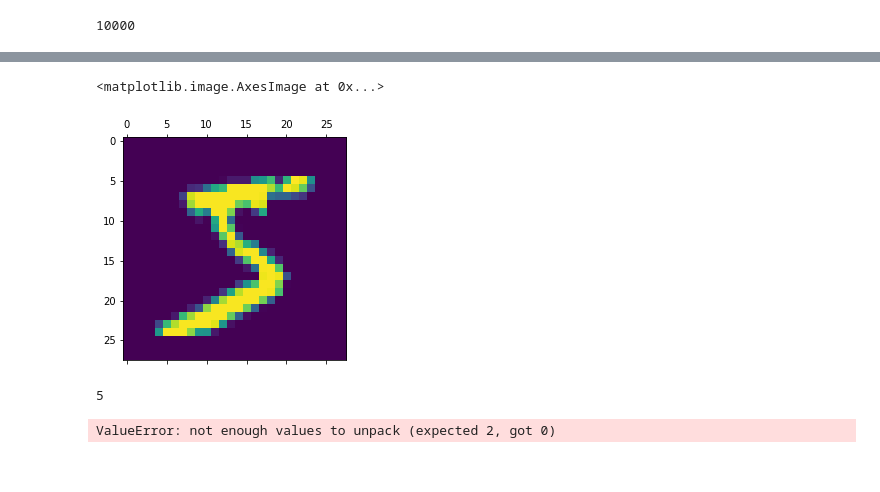
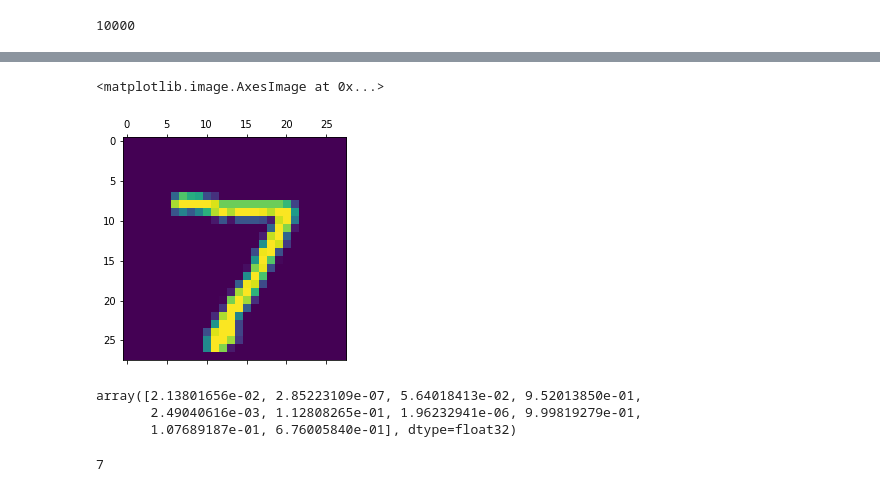
Before and after one commit to KingHikarii/Keras-Nueral-Network, a Jupyter notebook: 1_Neural_Networks.ipynb, the cells around one changed output, grey strips where cells are left out. Cells and saved outputs as stored; diff of their text form; code cells hidden in the pictures.

```diff
--- a/1_Neural_Networks.ipynb
+++ b/1_Neural_Networks.ipynb
@@ -6,2 +6,2 @@ import numpy as np
 # %%
-(X_train, y_train), (X_test, y_test) = keras.datasets.mnist.load_data()
+(x_train, y_train), (x_test, y_test) = keras.datasets.mnist.load_data()
@@ -40,3 +37,6 @@ array([[  0,   0,   0,   0,   0,   0,   0,   0,   0,   0,   0,   0,   0,
        [  0,   0,   0,   0,   0,   0,   0,   0,   0,   0,   0,   0,   0,
           0,   0,   0,   0,   0,   0,   0,   0,   0,   0,   0,   0,   0,
           0,   0]], dtype=uint8)
+# %%
+x_train = x_train / 255
+x_test = x_test / 255
@@ -43,13 +68,15 @@ array([[  0,   0,   0,   0,   0,   0,   0,   0,   0,   0,   0,   0,   0,
 # %%
-plt.matshow(X_train[0])
+plt.matshow(x_test[0])
 # %% [output]
 <matplotlib.image.AxesImage at 0x...>
-[figure, old version]
+[figure, new version]
 # %%
-y_train[0]
+y_predicted[0]
 # %% [output]
-5
+array([2.13801656e-02, 2.85223109e-07, 5.64018413e-02, 9.52013850e-01,
+       2.49040616e-03, 1.12808265e-01, 1.96232941e-06, 9.99819279e-01,
+       1.07689187e-01, 6.76005840e-01], dtype=float32)
-# %%
-plt.matshow(y_train[0])
-# %% [output]
-ValueError: not enough values to unpack (expected 2, got 0)
+# %%
+np.argmax(y_predicted[0])
+# %% [output]
+7
```
Also changed, not shown: parts of 18 cells of this notebook.
